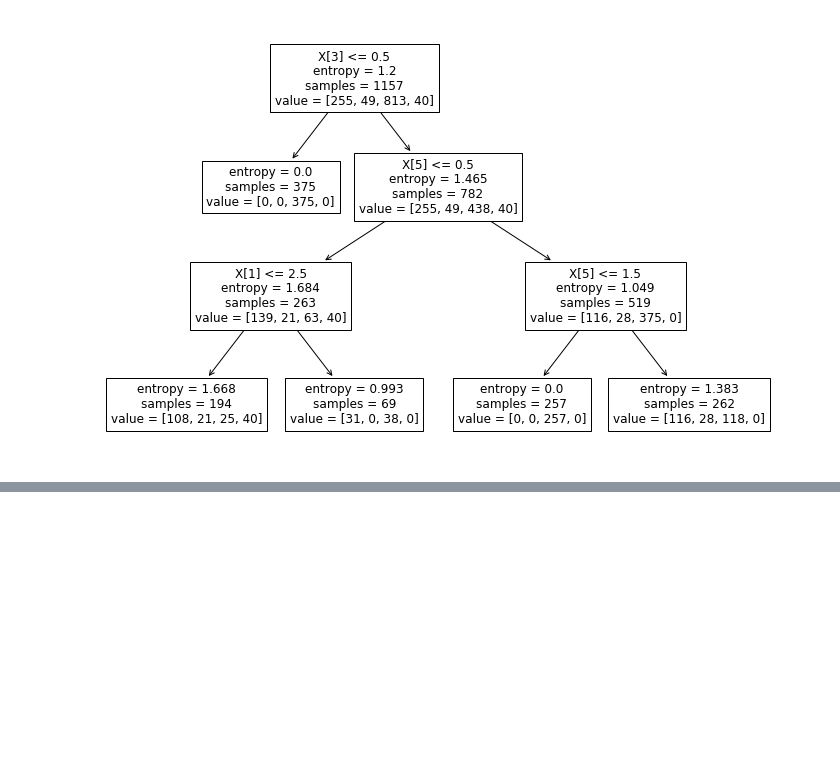
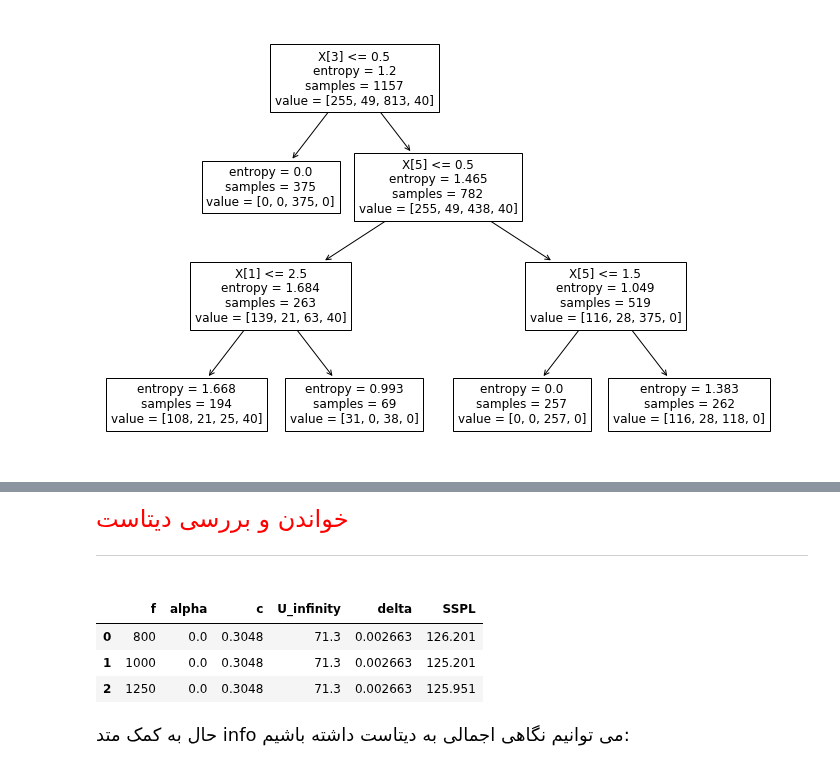
Before and after one commit to SharifiZarchi/Introduction_to_Machine_Learning, a Jupyter notebook: Jupyter_Notebooks/Chapter_02_Classical_Models/DecisionTree.ipynb, the cells around one changed output, grey strips where cells are left out. Drawn from its saved outputs; the diff is of its cells as text; code cells hidden in the pictures; blank space fills up the shorter version.

```diff
--- a/Jupyter_Notebooks/Chapter_02_Classical_Models/DecisionTree.ipynb
+++ b/Jupyter_Notebooks/Chapter_02_Classical_Models/DecisionTree.ipynb
@@ -638,0 +709,7 @@ graph
+# %% [markdown]
+<div dir=rtl id="regression_Reading_DataSet">
+      <font color="red" size=5>
+        خواندن و بررسی دیتاست
+      </font>
+    <hr/>
+</div>
@@ -638,0 +719,14 @@ graph
+# %%
+airfoil_self_noise_pdf = pd.read_csv("./AirfoilSelfNoise.csv")
+airfoil_self_noise_pdf.head(3)
+# %% [output]
+|  | f | alpha | c | U_infinity | delta | SSPL |
+| 0 | 800 | 0.0 | 0.3048 | 71.3 | 0.002663 | 126.201 |
+| 1 | 1000 | 0.0 | 0.3048 | 71.3 | 0.002663 | 125.201 |
+| 2 | 1250 | 0.0 | 0.3048 | 71.3 | 0.002663 | 125.951 |
+# %% [markdown]
+<div dir=rtl>
+    <font face="XB Zar" size=4>
+        حال به کمک متد info می توانیم نگاهی اجمالی به دیتاست داشته باشیم:
+    </font>
+</div>
```
Also changed, not shown: parts of 44 cells of this notebook.
